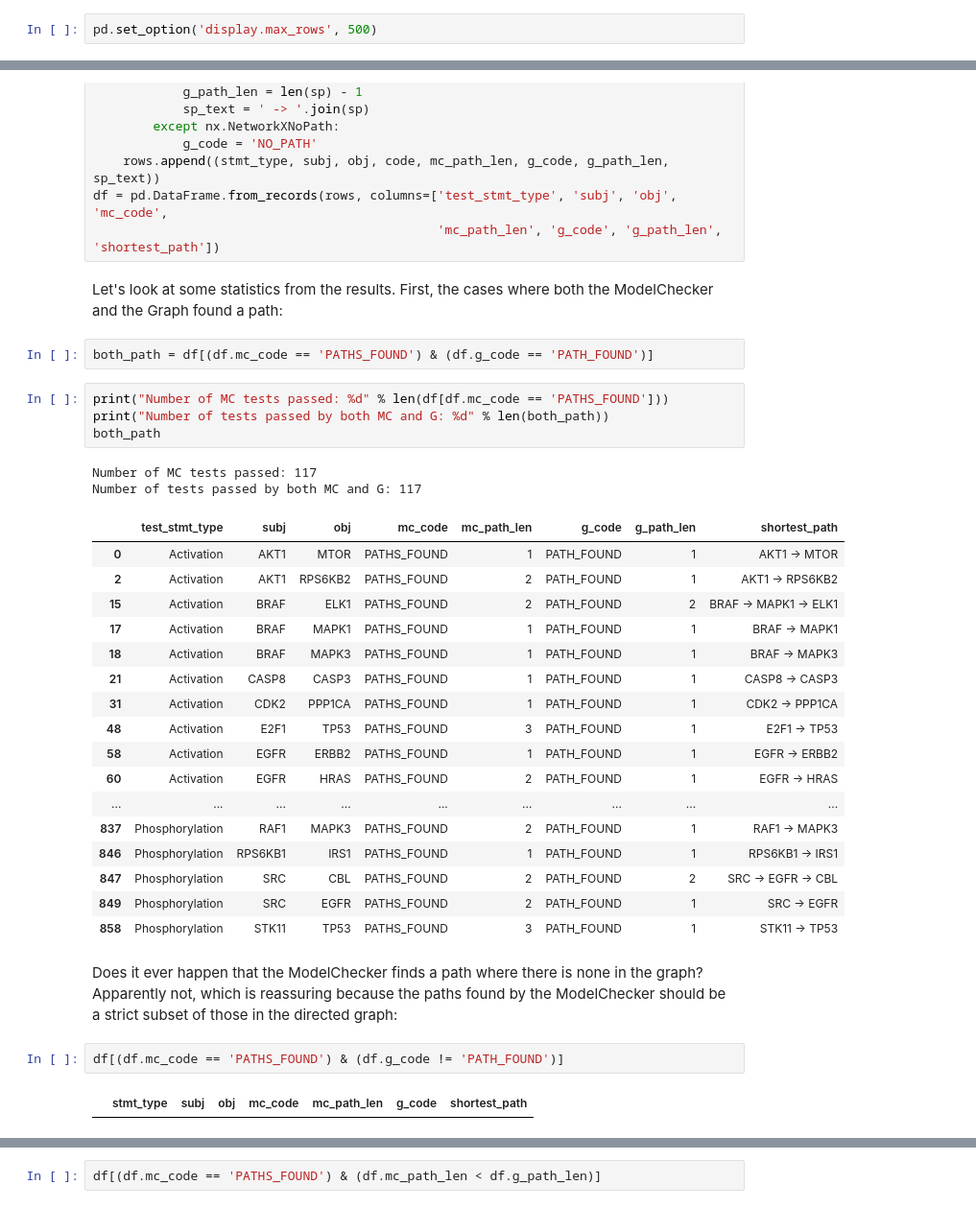
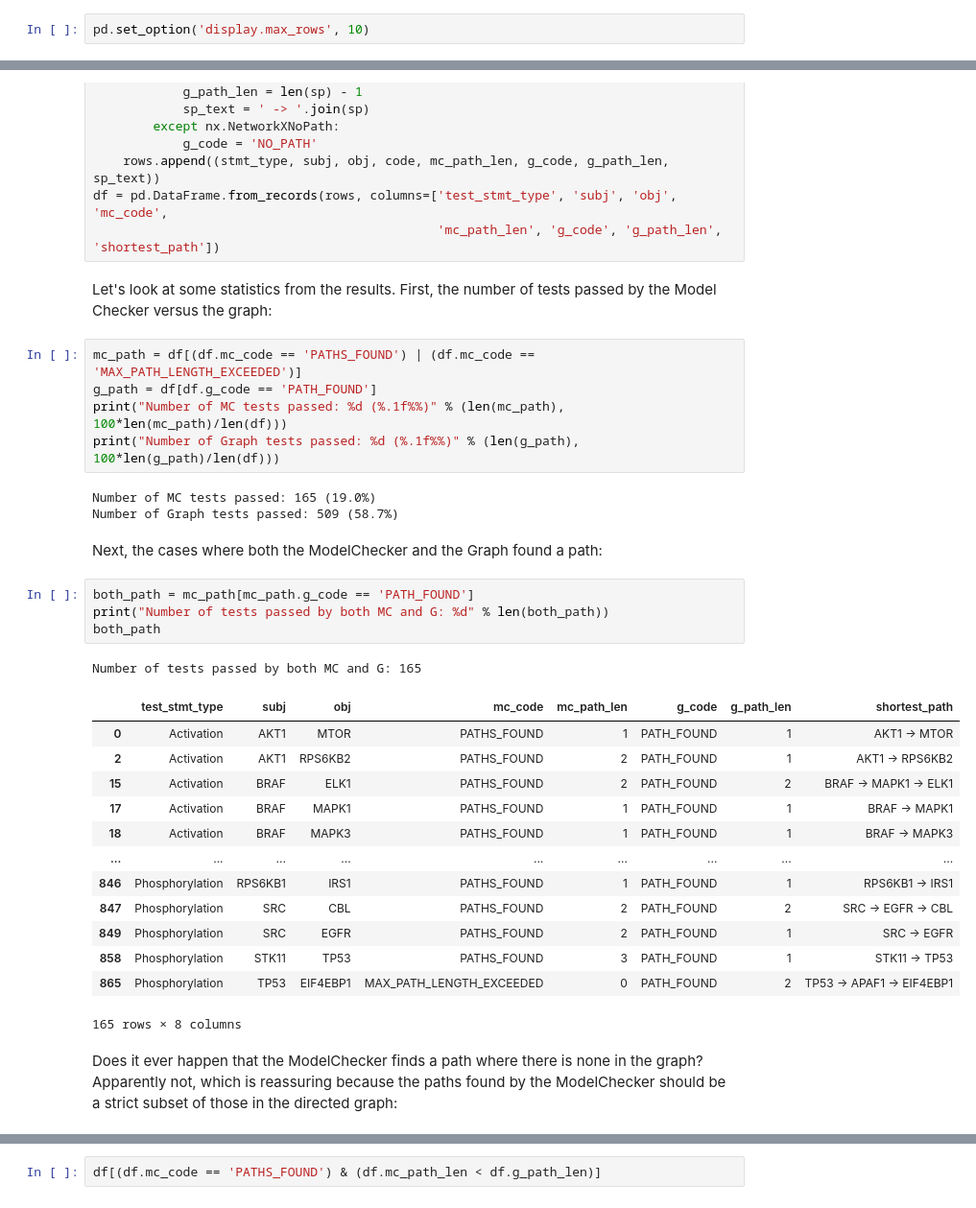
Before and after one commit to gyorilab/emmaa, a Jupyter notebook: notebooks/Graph-based model checking for EMMAA.ipynb, the cells around one changed output, grey strips where cells are left out. Shown: that part at 96% size. Cells and saved outputs as stored; diff of their text form.

Commit message:
Add section on graph checking to report

```diff
--- a/notebooks/Graph-based model checking for EMMAA.ipynb
+++ b/notebooks/Graph-based model checking for EMMAA.ipynb
@@ -12,7 +12,7 @@ import networkx as nx
 from indra.statements import *
 from emmaa.util import get_s3_client
 # %%
-pd.set_option('display.max_rows', 500)
+pd.set_option('display.max_rows', 10)
 # %% [markdown]
 Load the latest model manager and test results JSON for the EMMAA Ras Machine model:
 # %%
@@ -81,37 +81,37 @@ for stmt_type, subj, obj, code, mc_path_len in g_tests:
     rows.append((stmt_type, subj, obj, code, mc_path_len, g_code, g_path_len, sp_text))
 df = pd.DataFrame.from_records(rows, columns=['test_stmt_type', 'subj', 'obj', 'mc_code',
                                               'mc_path_len', 'g_code', 'g_path_len', 'shortest_path'])
+# %% [markdown]
+Let's look at some statistics from the results.
+First, the number of tests passed by the Model Checker versus the graph:
+# %%
+mc_path = df[(df.mc_code == 'PATHS_FOUND') | (df.mc_code == 'MAX_PATH_LENGTH_EXCEEDED')]
+g_path = df[df.g_code == 'PATH_FOUND']
+print("Number of MC tests passed: %d (%.1f%%)" % (len(mc_path), 100*len(mc_path)/len(df)))
+print("Number of Graph tests passed: %d (%.1f%%)" % (len(g_path), 100*len(g_path)/len(df)))
+# %% [output]
+Number of MC tests passed: 165 (19.0%)
+Number of Graph tests passed: 509 (58.7%)
 # %% [markdown]
-Let's look at some statistics from the results. First, the cases where both the ModelChecker and the Graph found a path:
+Next, the cases where both the ModelChecker and the Graph found a path:
-# %%
-both_path = df[(df.mc_code == 'PATHS_FOUND') & (df.g_code == 'PATH_FOUND')]
 # %%
-print("Number of MC tests passed: %d" % len(df[df.mc_code == 'PATHS_FOUND']))
+both_path = mc_path[mc_path.g_code == 'PATH_FOUND']
 print("Number of tests passed by both MC and G: %d" % len(both_path))
 both_path
 # %% [output]
-Number of MC tests passed: 117
-Number of tests passed by both MC and G: 117
+Number of tests passed by both MC and G: 165
 |  | test_stmt_type | subj | obj | mc_code | mc_path_len | g_code | g_path_len | shortest_path |
 | 0 | Activation | AKT1 | MTOR | PATHS_FOUND | 1 | PATH_FOUND | 1 | AKT1 -> MTOR |
 | 2 | Activation | AKT1 | RPS6KB2 | PATHS_FOUND | 2 | PATH_FOUND | 1 | AKT1 -> RPS6KB2 |
 | 15 | Activation | BRAF | ELK1 | PATHS_FOUND | 2 | PATH_FOUND | 2 | BRAF -> MAPK1 -> ELK1 |
 | 17 | Activation | BRAF | MAPK1 | PATHS_FOUND | 1 | PATH_FOUND | 1 | BRAF -> MAPK1 |
 | 18 | Activation | BRAF | MAPK3 | PATHS_FOUND | 1 | PATH_FOUND | 1 | BRAF -> MAPK3 |
-| 21 | Activation | CASP8 | CASP3 | PATHS_FOUND | 1 | PATH_FOUND | 1 | CASP8 -> CASP3 |
-| 31 | Activation | CDK2 | PPP1CA | PATHS_FOUND | 1 | PATH_FOUND | 1 | CDK2 -> PPP1CA |
-| 48 | Activation | E2F1 | TP53 | PATHS_FOUND | 3 | PATH_FOUND | 1 | E2F1 -> TP53 |
-| 58 | Activation | EGFR | ERBB2 | PATHS_FOUND | 1 | PATH_FOUND | 1 | EGFR -> ERBB2 |
-| 60 | Activation | EGFR | HRAS | PATHS_FOUND | 2 | PATH_FOUND | 1 | EGFR -> HRAS |
 | ... | ... | ... | ... | ... | ... | ... | ... | ... |
-| 837 | Phosphorylation | RAF1 | MAPK3 | PATHS_FOUND | 2 | PATH_FOUND | 1 | RAF1 -> MAPK3 |
 | 846 | Phosphorylation | RPS6KB1 | IRS1 | PATHS_FOUND | 1 | PATH_FOUND | 1 | RPS6KB1 -> IRS1 |
 | 847 | Phosphorylation | SRC | CBL | PATHS_FOUND | 2 | PATH_FOUND | 2 | SRC -> EGFR -> CBL |
 | 849 | Phosphorylation | SRC | EGFR | PATHS_FOUND | 2 | PATH_FOUND | 1 | SRC -> EGFR |
 | 858 | Phosphorylation | STK11 | TP53 | PATHS_FOUND | 3 | PATH_FOUND | 1 | STK11 -> TP53 |
+| 865 | Phosphorylation | TP53 | EIF4EBP1 | MAX_PATH_LENGTH_EXCEEDED | 0 | PATH_FOUND | 2 | TP53 -> APAF1 -> EIF4EBP1 |
+165 rows × 8 columns
 # %% [markdown]
 Does it ever happen that the ModelChecker finds a path where there is none in the graph? Apparently not, which is reassuring because the paths found by the ModelChecker should be a strict subset of those in the directed graph:
-# %%
-df[(df.mc_code == 'PATHS_FOUND') & (df.g_code != 'PATH_FOUND')]
-# %% [output]
-|  | stmt_type | subj | obj | mc_code | mc_path_len | g_code | shortest_path |
```
Also changed, not shown: parts of 11 cells of this notebook, 1 other file.
